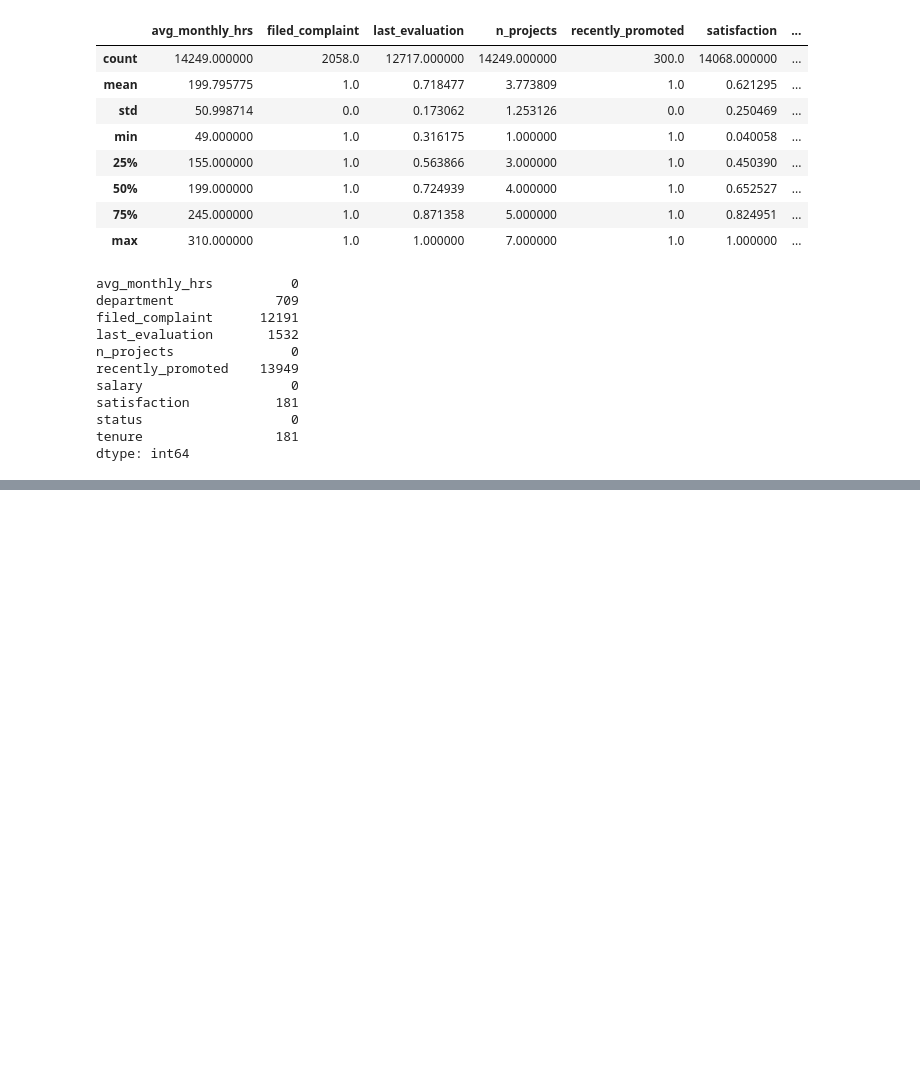
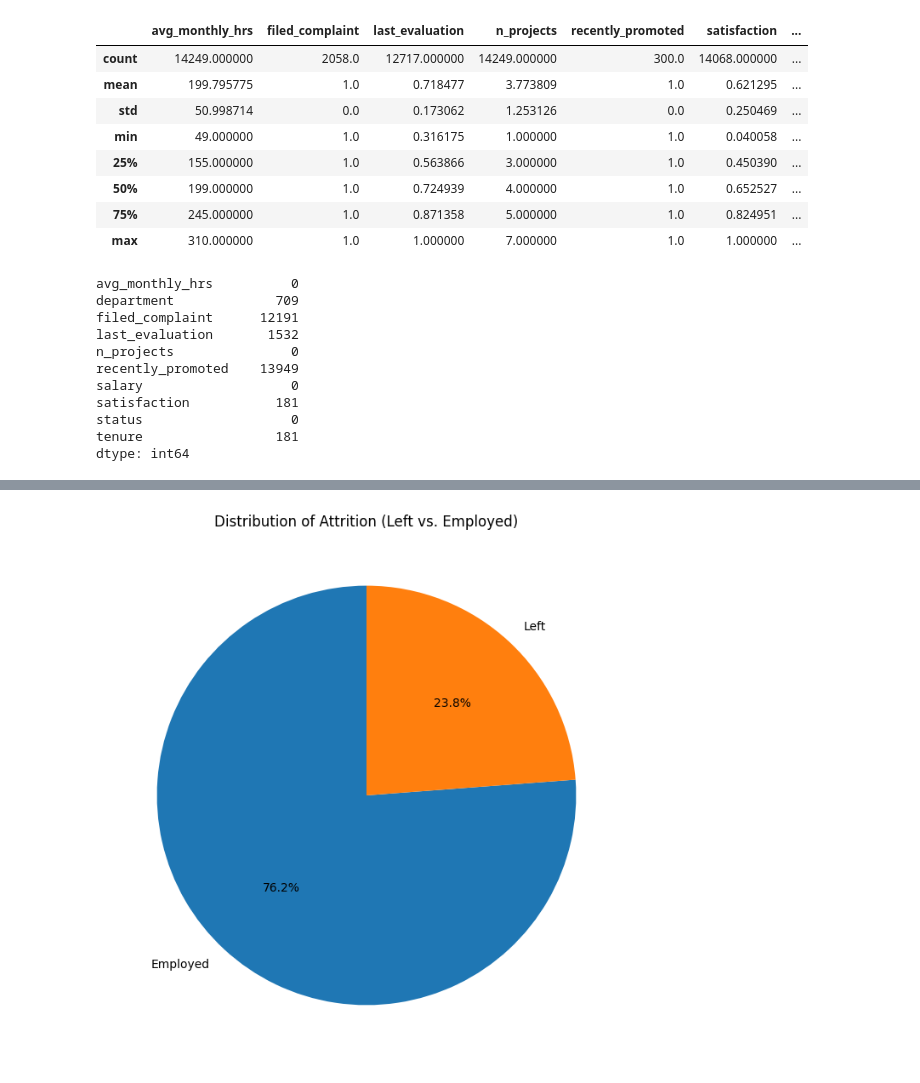
Before and after one commit to Donalizasaji/LAB, a Jupyter notebook: Lab_07.ipynb, the cells around one changed output, grey strips where cells are left out. Saved outputs shown, nothing was run; the diff lists cells and outputs as text; code cells hidden in the pictures; blank space fills up the shorter version.

```diff
--- a/Lab_07.ipynb
+++ b/Lab_07.ipynb
@@ -91,0 +121,9 @@ dtype: int64
+# %%
+# Generate a pie chart to show the distribution of attrition
+attrition_counts = df['status'].value_counts()
+plt.figure(figsize=(8, 8))
+plt.pie(attrition_counts, labels=attrition_counts.index, autopct='%1.1f%%', startangle=90)
+plt.title('Distribution of Attrition (Left vs. Employed)')
+plt.show()
+# %% [output]
+[figure, added]
```
Also changed, not shown: parts of 16 cells of this notebook.
